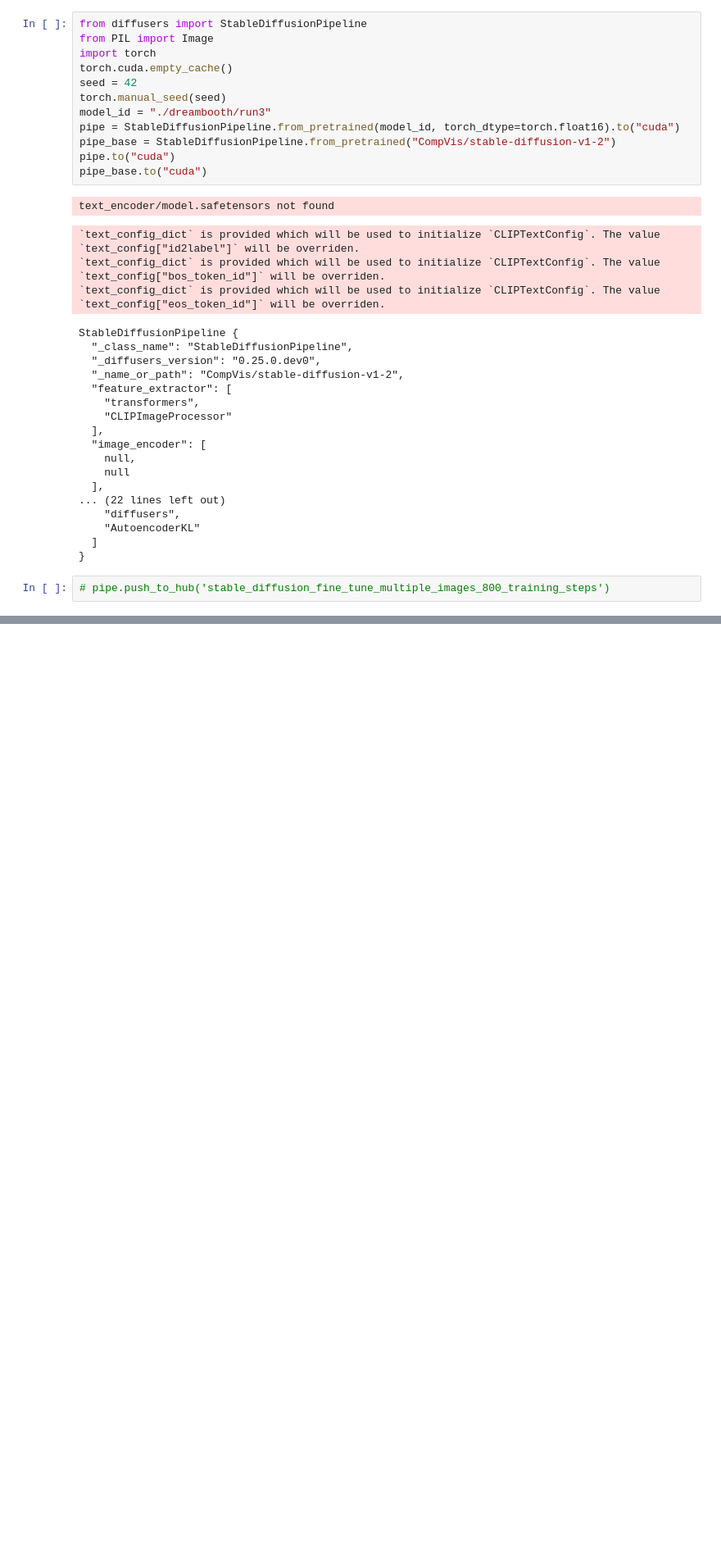
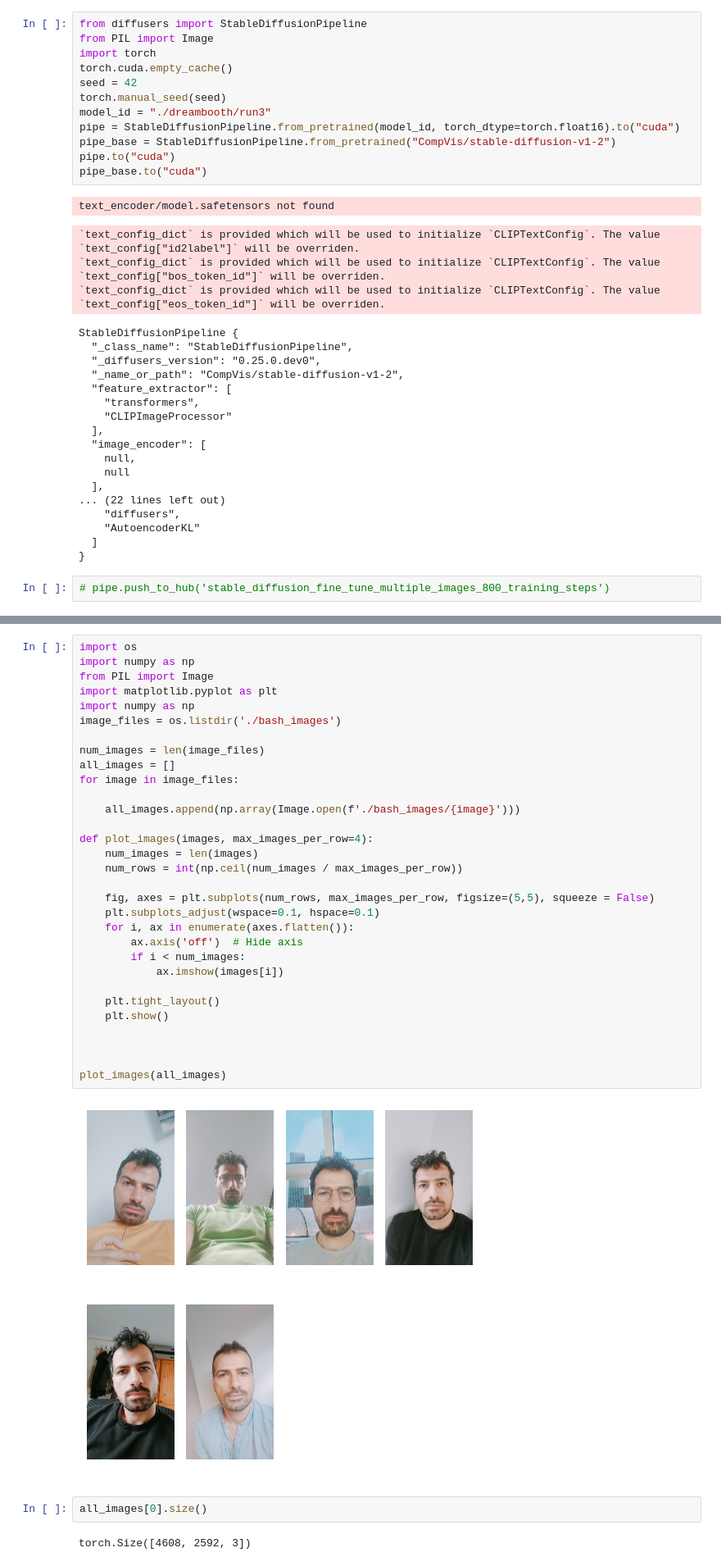
Before and after one commit to BacharKabalan/Machine_Learning_Institute, a Jupyter notebook: week8_fine_tune_stable_diffusion/dreambooth/Untitled1.ipynb, the cells around one changed output, grey strips where cells are left out. Shown at 82% size. Saved outputs shown, nothing was run; the diff lists cells and outputs as text; blank space fills up the shorter version.

Commit message:
added a notebook to plot dataset images in a grid

```diff
--- a/week8_fine_tune_stable_diffusion/dreambooth/Untitled1.ipynb
+++ b/week8_fine_tune_stable_diffusion/dreambooth/Untitled1.ipynb
@@ -148,3 +150,40 @@ grid = image_grid(all_images, rows=1, cols=2)
 grid
 # %% [output]
 [figure]
+# %%
+import os
+import numpy as np
+from PIL import Image
+import matplotlib.pyplot as plt
+import numpy as np
+image_files = os.listdir('./bash_images')
+
+num_images = len(image_files)
+all_images = []
+for image in image_files:
+
+    all_images.append(np.array(Image.open(f'./bash_images/{image}')))
+
+def plot_images(images, max_images_per_row=4):
+    num_images = len(images)
+    num_rows = int(np.ceil(num_images / max_images_per_row))
+
+    fig, axes = plt.subplots(num_rows, max_images_per_row, figsize=(5,5), squeeze = False)
+    plt.subplots_adjust(wspace=0.1, hspace=0.1)
+    for i, ax in enumerate(axes.flatten()):
+        ax.axis('off')  # Hide axis
+        if i < num_images:
+            ax.imshow(images[i])
+
+    plt.tight_layout()
+    plt.show()
+
+
+
+plot_images(all_images)
+# %% [output]
+[figure, added]
+# %%
+all_images[0].size()
+# %% [output]
+torch.Size([4608, 2592, 3])
```
Also changed, not shown: parts of 2 cells of this notebook.
